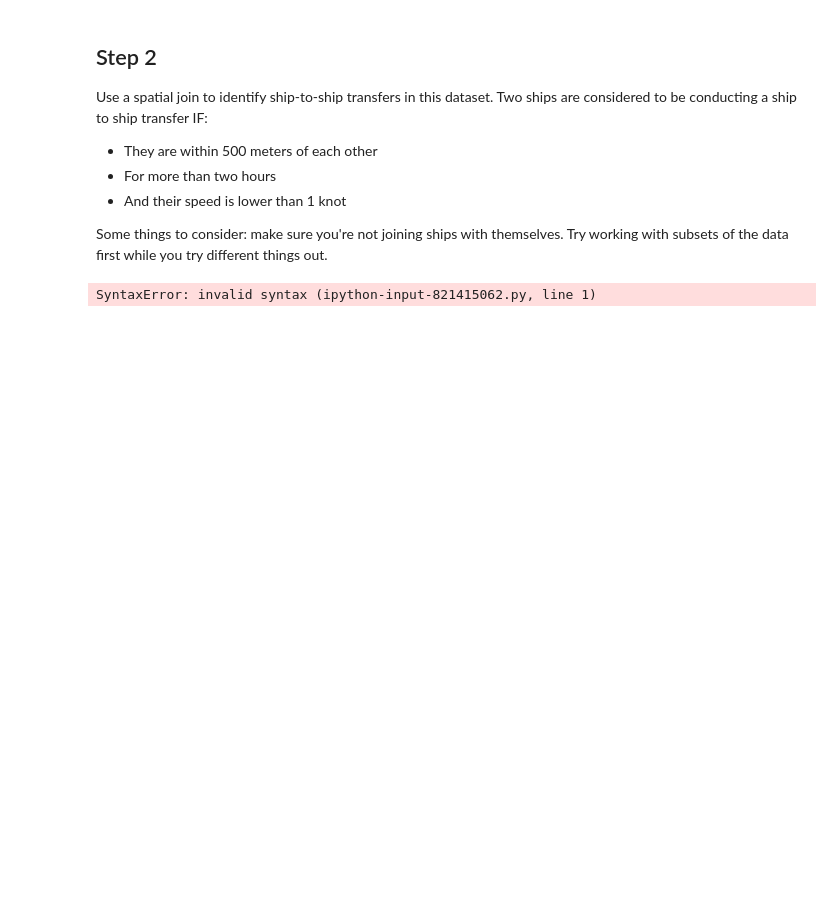
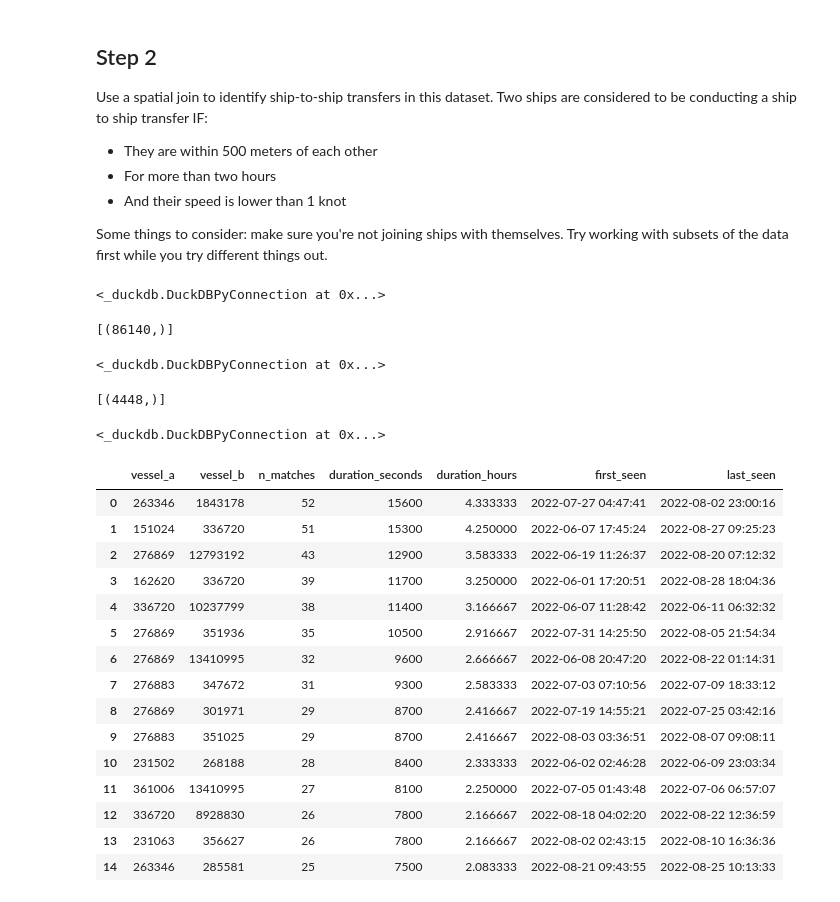
Before and after one commit to Nanxi-lu/BSA_Big_data, a Jupyter notebook: notebooks/W04_postgis2.ipynb, the cells around one changed output. Drawn from its saved outputs; the diff is of its cells as text; code cells hidden in the pictures; blank space fills up the shorter version.

```diff
--- a/notebooks/W04_postgis2.ipynb
+++ b/notebooks/W04_postgis2.ipynb
@@ -401,9 +403,78 @@ Two ships are considered to be conducting a ship to ship transfer IF:
 
 Some things to consider: make sure you're not joining ships with themselves. Try working with subsets of the data first while you try different things out.
 # %%
-CREATE TABLE ais_slow AS
+con.execute("""
+CREATE OR REPLACE TABLE ais_slow AS
 SELECT *
 FROM ais
 WHERE sog < 1;
+""")
 # %% [output]
-SyntaxError: invalid syntax (ipython-input-821415062.py, line 1)
+<_duckdb.DuckDBPyConnection at 0x...>
+# %%
+con.execute("""
+SELECT COUNT(*) FROM ais_slow;
+""").fetchall()
+# %% [output]
+[(86140,)]
+# %%
+con.execute("""
+CREATE OR REPLACE TABLE close_pairs AS
+SELECT
+  a.vesselid AS vessel_a,
+  b.vesselid AS vessel_b,
+  a.ts AS ts,
+  ST_Distance_Spheroid(a.geom, b.geom) AS distance_m
+FROM ais_slow a
+JOIN ais_slow b
+  ON a.vesselid < b.vesselid
+ AND ABS(EXTRACT(EPOCH FROM (a.ts - b.ts))) <= 300
+WHERE ST_Distance_Spheroid(a.geom, b.geom) <= 500;
+""")
+# %% [output]
+<_duckdb.DuckDBPyConnection at 0x...>
+# %%
+con.execute("SELECT COUNT(*) FROM close_pairs;").fetchall()
+# %% [output]
+[(4448,)]
+# %%
+con.execute("""
+CREATE OR REPLACE TABLE sts_transfers AS
+SELECT
+  vessel_a,
+  vessel_b,
+  COUNT(*) AS n_matches,
+  COUNT(*) * 300 AS duration_seconds,
+  (COUNT(*) * 300) / 3600.0 AS duration_hours,
+  MIN(ts) AS first_seen,
+  MAX(ts) AS last_seen
+FROM close_pairs
+GROUP BY vessel_a, vessel_b
+HAVING COUNT(*) * 300 >= 7200;
+""")
+# %% [output]
+<_duckdb.DuckDBPyConnection at 0x...>
+# %%
+con.execute("""
+SELECT *
+FROM sts_transfers
+ORDER BY duration_hours DESC
+LIMIT 20;
+""").df()
+# %% [output]
+|  | vessel_a | vessel_b | n_matches | duration_seconds | duration_hours | first_seen | last_seen |
+| 0 | 263346 | 1843178 | 52 | 15600 | 4.333333 | 2022-07-27 04:47:41 | 2022-08-02 23:00:16 |
+| 1 | 151024 | 336720 | 51 | 15300 | 4.250000 | 2022-06-07 17:45:24 | 2022-08-27 09:25:23 |
+| 2 | 276869 | 12793192 | 43 | 12900 | 3.583333 | 2022-06-19 11:26:37 | 2022-08-20 07:12:32 |
+| 3 | 162620 | 336720 | 39 | 11700 | 3.250000 | 2022-06-01 17:20:51 | 2022-08-28 18:04:36 |
+| 4 | 336720 | 10237799 | 38 | 11400 | 3.166667 | 2022-06-07 11:28:42 | 2022-06-11 06:32:32 |
+| 5 | 276869 | 351936 | 35 | 10500 | 2.916667 | 2022-07-31 14:25:50 | 2022-08-05 21:54:34 |
+| 6 | 276869 | 13410995 | 32 | 9600 | 2.666667 | 2022-06-08 20:47:20 | 2022-08-22 01:14:31 |
+| 7 | 276883 | 347672 | 31 | 9300 | 2.583333 | 2022-07-03 07:10:56 | 2022-07-09 18:33:12 |
+| 8 | 276869 | 301971 | 29 | 8700 | 2.416667 | 2022-07-19 14:55:21 | 2022-07-25 03:42:16 |
+| 9 | 276883 | 351025 | 29 | 8700 | 2.416667 | 2022-08-03 03:36:51 | 2022-08-07 09:08:11 |
+| 10 | 231502 | 268188 | 28 | 8400 | 2.333333 | 2022-06-02 02:46:28 | 2022-06-09 23:03:34 |
+| 11 | 361006 | 13410995 | 27 | 8100 | 2.250000 | 2022-07-05 01:43:48 | 2022-07-06 06:57:07 |
+| 12 | 336720 | 8928830 | 26 | 7800 | 2.166667 | 2022-08-18 04:02:20 | 2022-08-22 12:36:59 |
+| 13 | 231063 | 356627 | 26 | 7800 | 2.166667 | 2022-08-02 02:43:15 | 2022-08-10 16:36:36 |
+| 14 | 263346 | 285581 | 25 | 7500 | 2.083333 | 2022-08-21 09:43:55 | 2022-08-25 10:13:33 |
```
Also changed, not shown: parts of 1 cell of this notebook.
